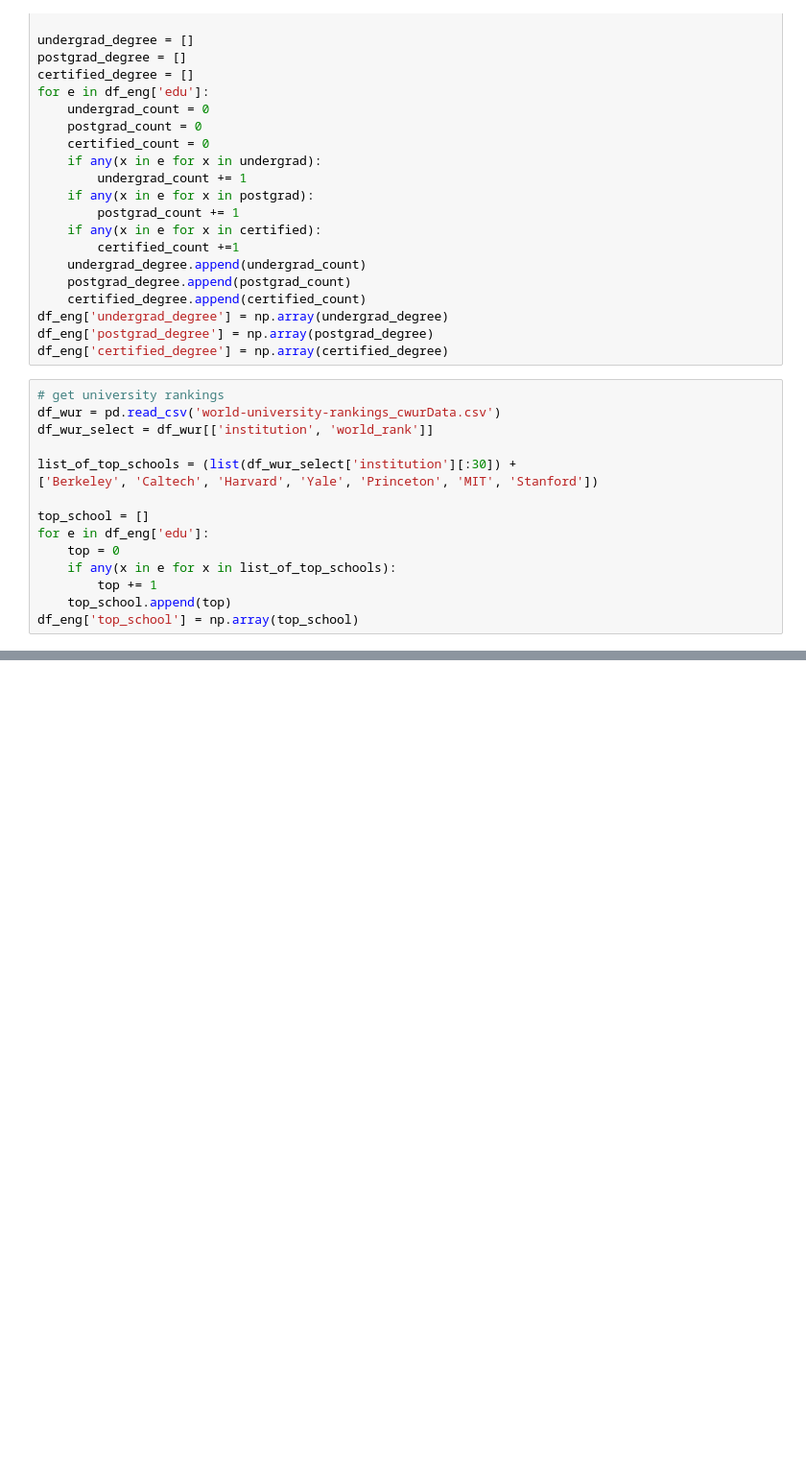
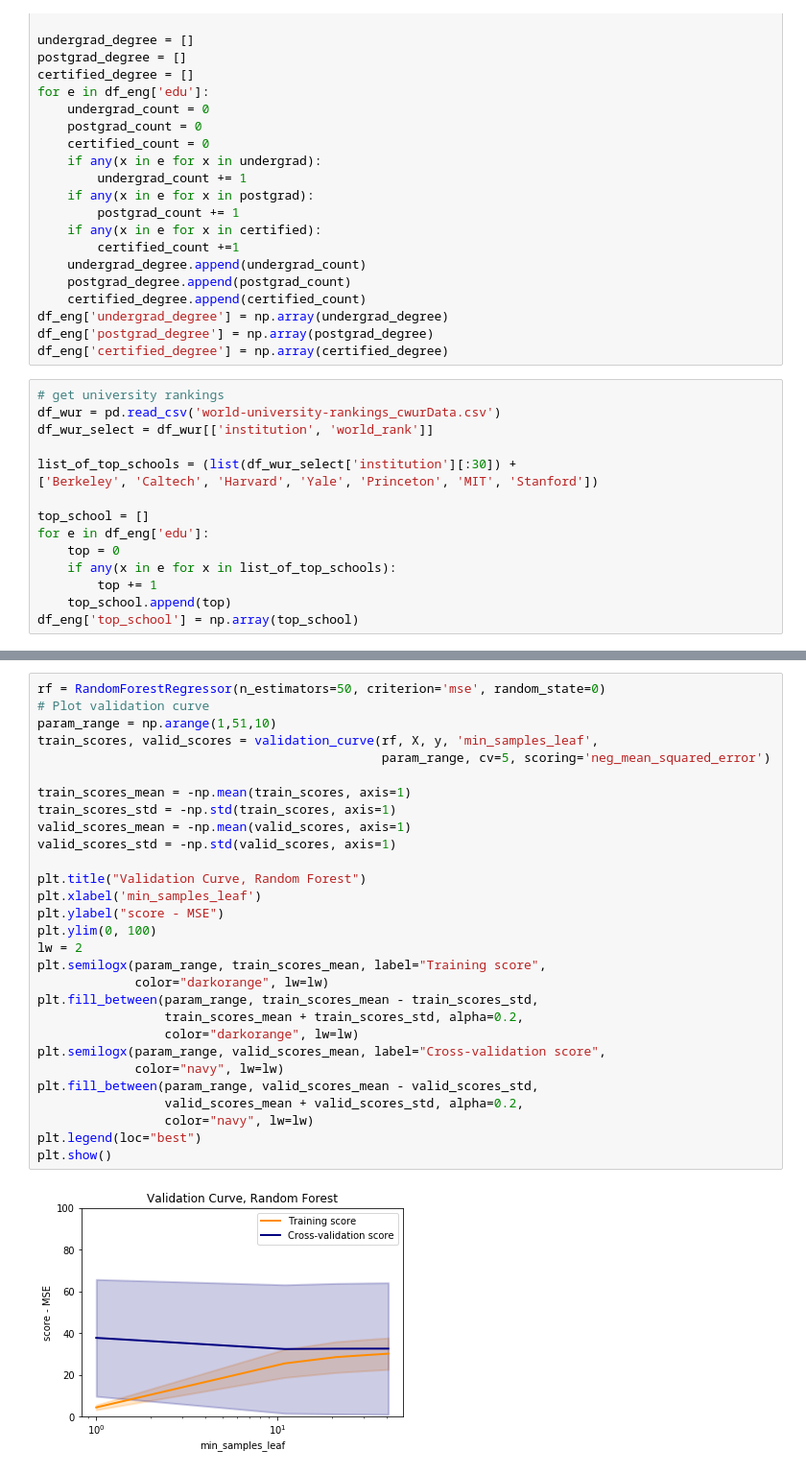
Before and after one commit to vijayoct27/tutor_prediction, a Jupyter notebook: tutor_eda.ipynb, the cells around one changed output, grey strips where cells are left out. Shown at 96% size. Cells and saved outputs as stored; diff of their text form; blank space fills up the shorter version.

```diff
--- a/tutor_eda.ipynb
+++ b/tutor_eda.ipynb
@@ -167,0 +185,31 @@ Index(['rate', 'hours_sun', 'hours_mon', 'hours_tues', 'hours_wed',
+# %%
+rf = RandomForestRegressor(n_estimators=50, criterion='mse', random_state=0)
+# Plot validation curve
+param_range = np.arange(1,51,10)
+train_scores, valid_scores = validation_curve(rf, X, y, 'min_samples_leaf',
+                                              param_range, cv=5, scoring='neg_mean_squared_error')
+
+train_scores_mean = -np.mean(train_scores, axis=1)
+train_scores_std = -np.std(train_scores, axis=1)
+valid_scores_mean = -np.mean(valid_scores, axis=1)
+valid_scores_std = -np.std(valid_scores, axis=1)
+
+plt.title("Validation Curve, Random Forest")
+plt.xlabel('min_samples_leaf')
+plt.ylabel("score - MSE")
+plt.ylim(0, 100)
+lw = 2
+plt.semilogx(param_range, train_scores_mean, label="Training score",
+             color="darkorange", lw=lw)
+plt.fill_between(param_range, train_scores_mean - train_scores_std,
+                 train_scores_mean + train_scores_std, alpha=0.2,
+                 color="darkorange", lw=lw)
+plt.semilogx(param_range, valid_scores_mean, label="Cross-validation score",
+             color="navy", lw=lw)
+plt.fill_between(param_range, valid_scores_mean - valid_scores_std,
+                 valid_scores_mean + valid_scores_std, alpha=0.2,
+                 color="navy", lw=lw)
+plt.legend(loc="best")
+plt.show()
+# %% [output]
+[figure, added]
```
Also changed, not shown: parts of 10 cells of this notebook.
